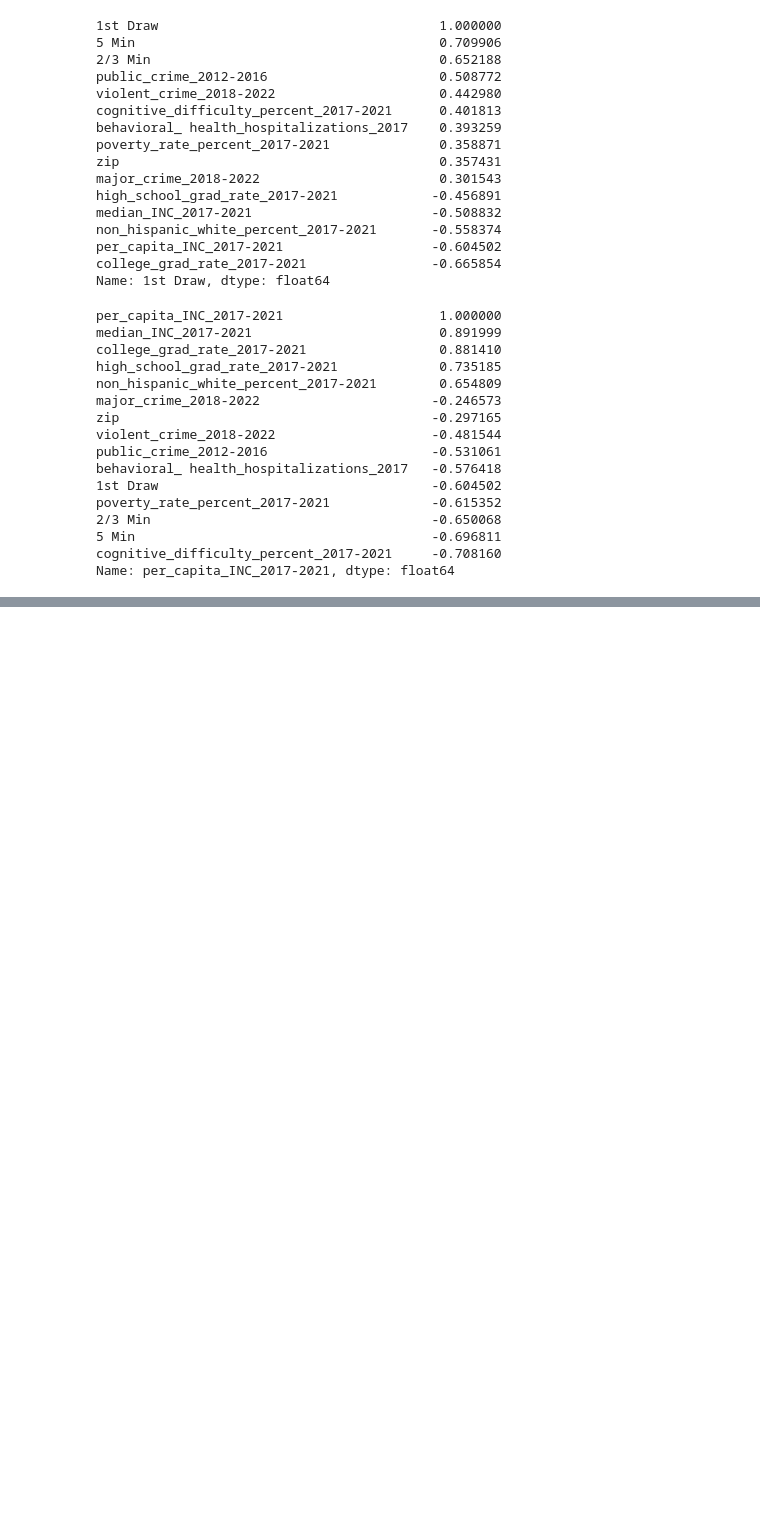
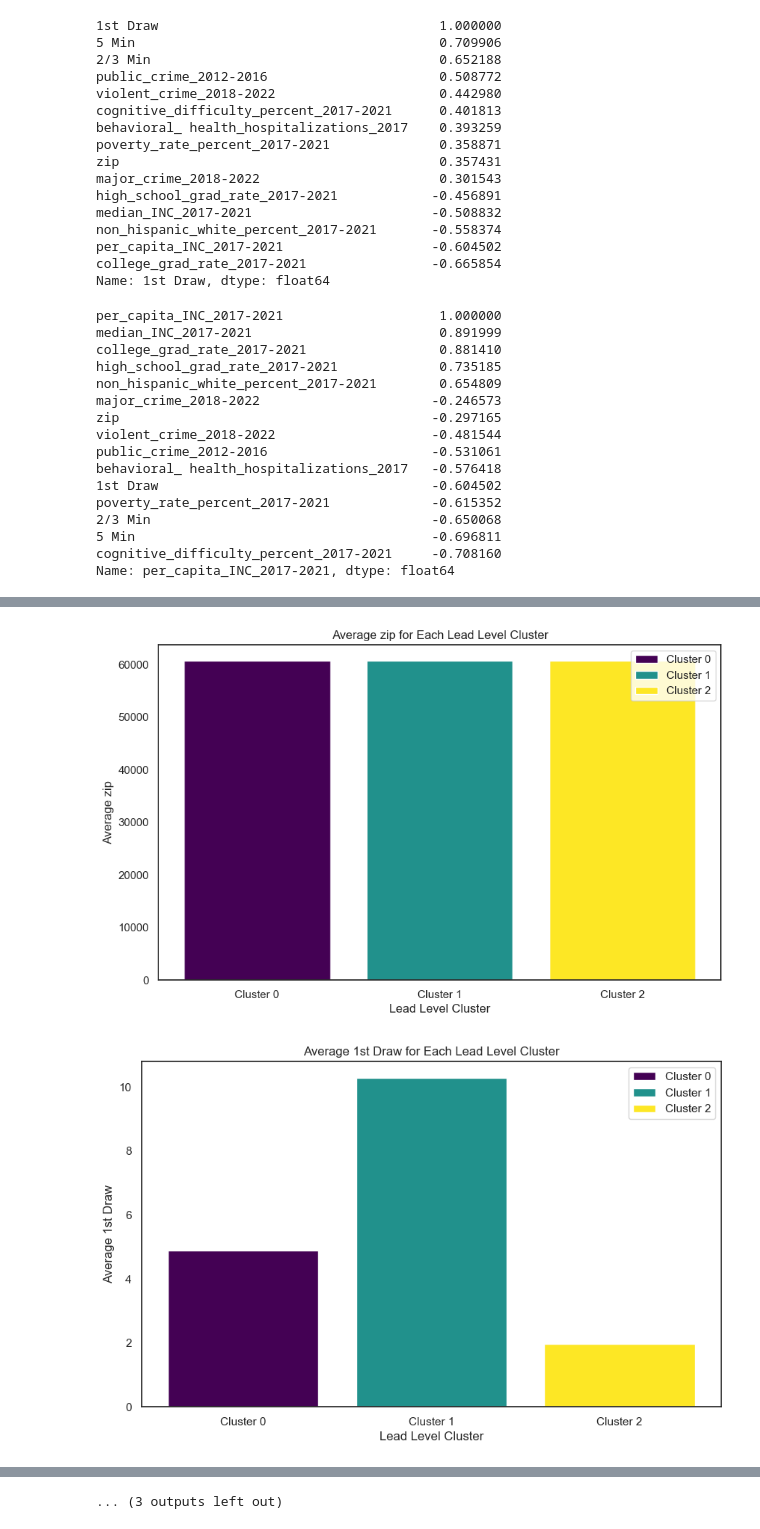
Before and after one commit to ebugarin/Chicago-Water-Lead-Levels-Analyzation, a Jupyter notebook: data_analysis.ipynb, the cells around one changed output, grey strips where cells are left out. Drawn from its saved outputs; the diff is of its cells as text; code cells hidden in the pictures; blank space fills up the shorter version.

```diff
--- a/data_analysis.ipynb
+++ b/data_analysis.ipynb
@@ -1196,0 +1290,38 @@ R-squared: 0.3683333148573378
+# %%
+# Group the data by cluster and calculate mean values for each cluster
+cluster_means = detail_zip_df.groupby('lead_level_cluster').mean()
+# Get unique colors based on the number of clusters
+unique_colors = plt.cm.viridis(np.linspace(0, 1, len(cluster_means)))
+# List of features to analyze
+features_to_analyze = [
+    'zip',
+    '1st Draw',
+    '2/3 Min',
+    '5 Min',
+    'median_INC_2017-2021',
+    'per_capita_INC_2017-2021',
+    'major_crime_2018-2022',
+    'violent_crime_2018-2022',
+    'public_crime_2012-2016',
+    'behavioral_ health_hospitalizations_2017',
+    'cognitive_difficulty_percent_2017-2021',
+    'poverty_rate_percent_2017-2021',
+    'high_school_grad_rate_2017-2021',
+    'college_grad_rate_2017-2021',
+    'non_hispanic_white_percent_2017-2021'
+]
+# Plot each feature for each cluster
+for feature in features_to_analyze:
+    plt.figure(figsize=(10, 6))
+    for i, (cluster, color) in enumerate(zip(cluster_means.index, unique_colors), 1):
+        plt.bar(i, cluster_means.loc[cluster, feature], color=color, label=f'Cluster {cluster}')
+
+    plt.xlabel('Lead Level Cluster')
+    plt.ylabel(f'Average {feature}')
+    plt.title(f'Average {feature} for Each Lead Level Cluster')
+    plt.xticks(range(1, len(cluster_means) + 1), [f'Cluster {cluster}' for cluster in cluster_means.index])
+    plt.legend()
+    plt.show()
+# %% [output]
+[figure, added]
+[figure, added]
@@ -1196,0 +1338 @@ R-squared: 0.3683333148573378
+... (3 outputs left out)
```
Also changed, not shown: parts of 26 cells of this notebook, 19 other files.
